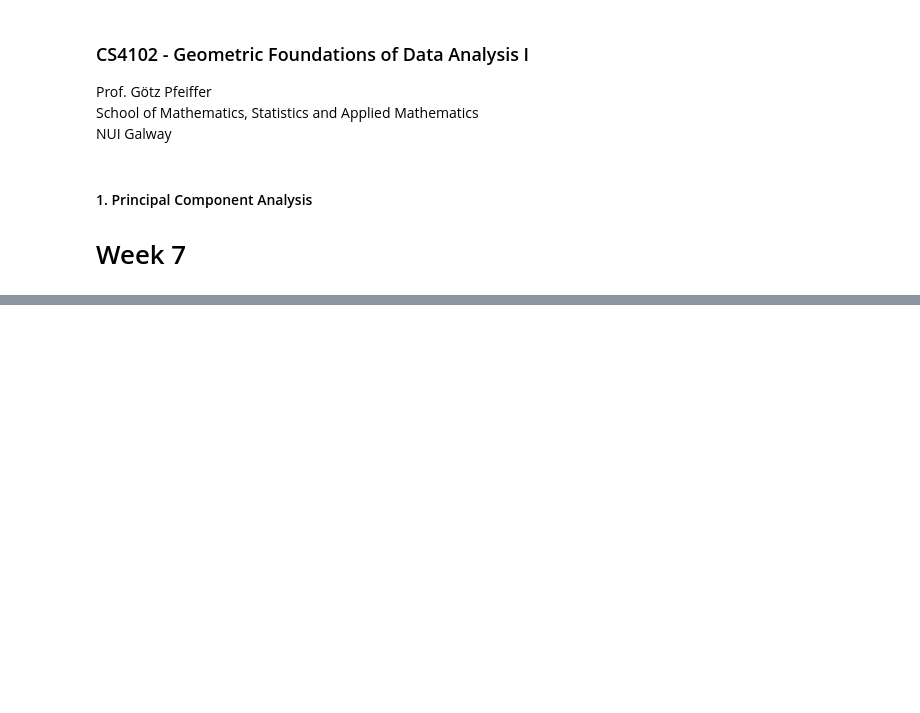
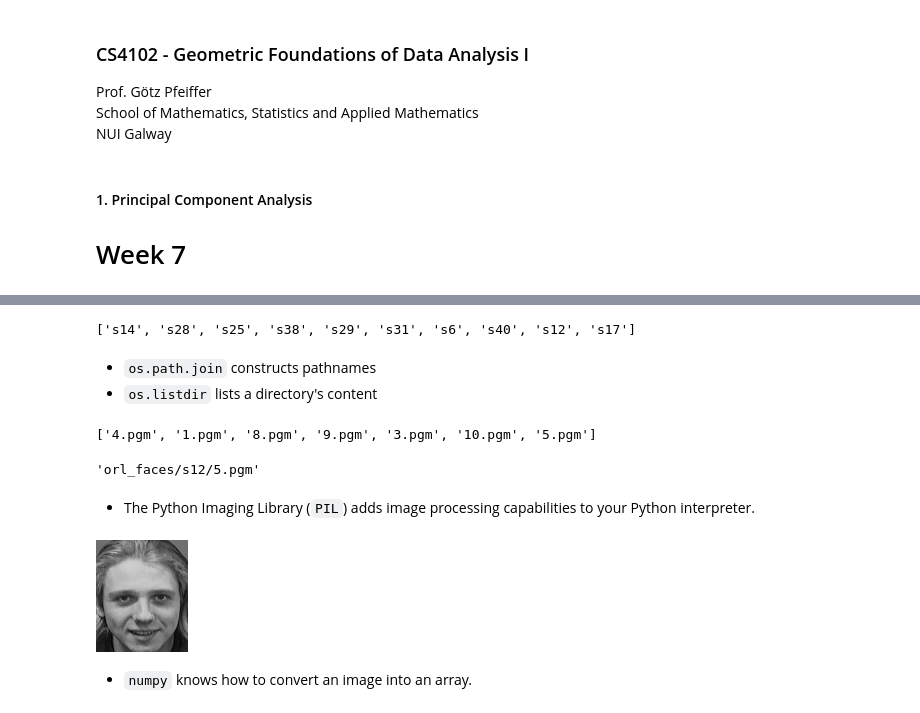
Before and after one commit to gpfeiffer/cs4102, a Jupyter notebook: program07.ipynb, the cells around one changed output, grey strips where cells are left out. Drawn from its saved outputs; the diff is of its cells as text; code cells hidden in the pictures; blank space fills up the shorter version.

Commit message:
added face recognition routines

```diff
--- a/program07.ipynb
+++ b/program07.ipynb
@@ -150,0 +19,2 @@ array([[ 1,  4,  9],
+# %%
+root = "orl_faces"
@@ -150,0 +48,29 @@ array([[ 1,  4,  9],
+# %%
+import os
+folders = next(os.walk(root))[1]
+folders[:10]
+# %% [output]
+['s14', 's28', 's25', 's38', 's29', 's31', 's6', 's40', 's12', 's17']
+# %% [markdown]
+* `os.path.join` constructs pathnames
+* `os.listdir` lists a directory's content
+# %%
+names = os.listdir(os.path.join(root, folders[0]))
+names[:7]
+# %% [output]
+['4.pgm', '1.pgm', '8.pgm', '9.pgm', '3.pgm', '10.pgm', '5.pgm']
+# %%
+path = os.path.join(root, folders[8], names[6])
+path
+# %% [output]
+'orl_faces/s12/5.pgm'
+# %% [markdown]
+* The Python Imaging Library (`PIL`) adds image processing capabilities to your Python interpreter.
+# %%
+from PIL import Image
+im = Image.open(path)
+im
+# %% [output]
+[figure, added]
+# %% [markdown]
+* `numpy` knows how to convert an image into an array.
```
Also changed, not shown: parts of 84 cells of this notebook.
